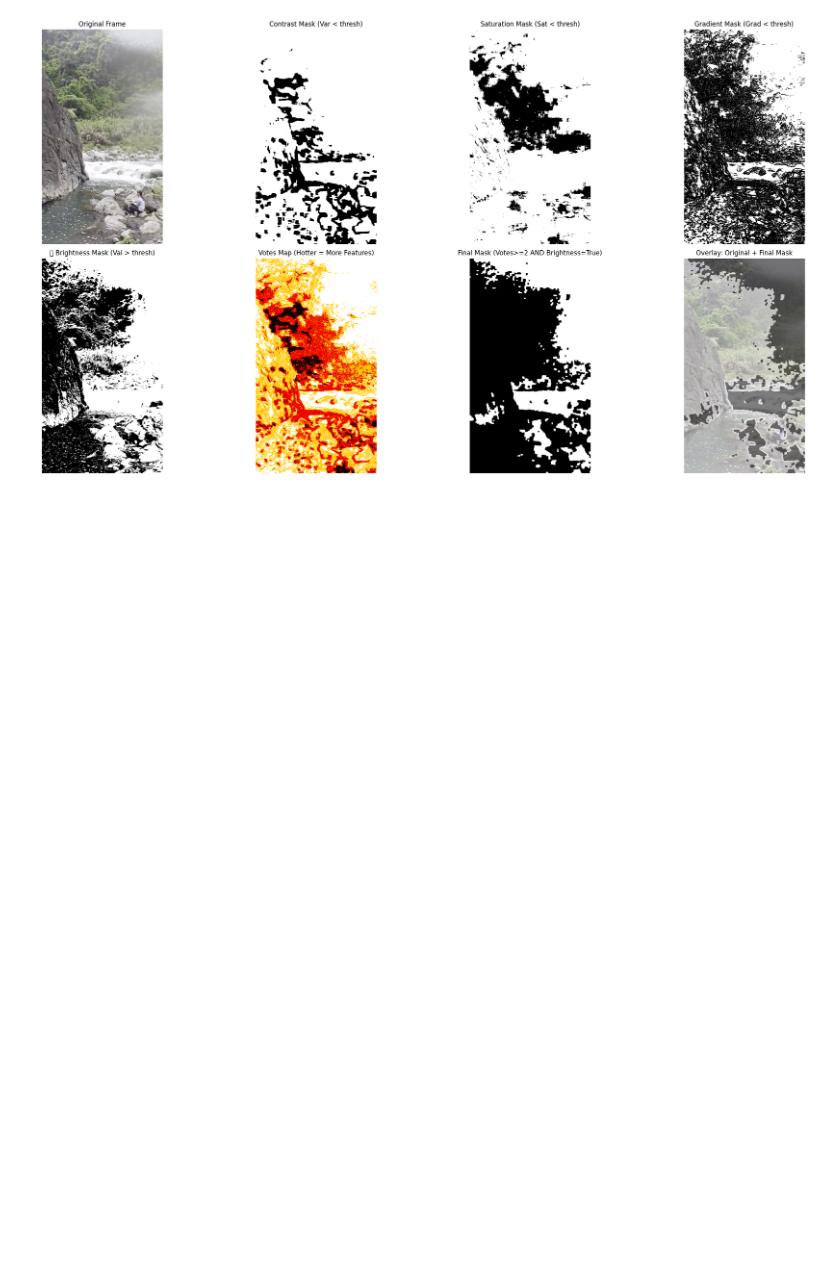
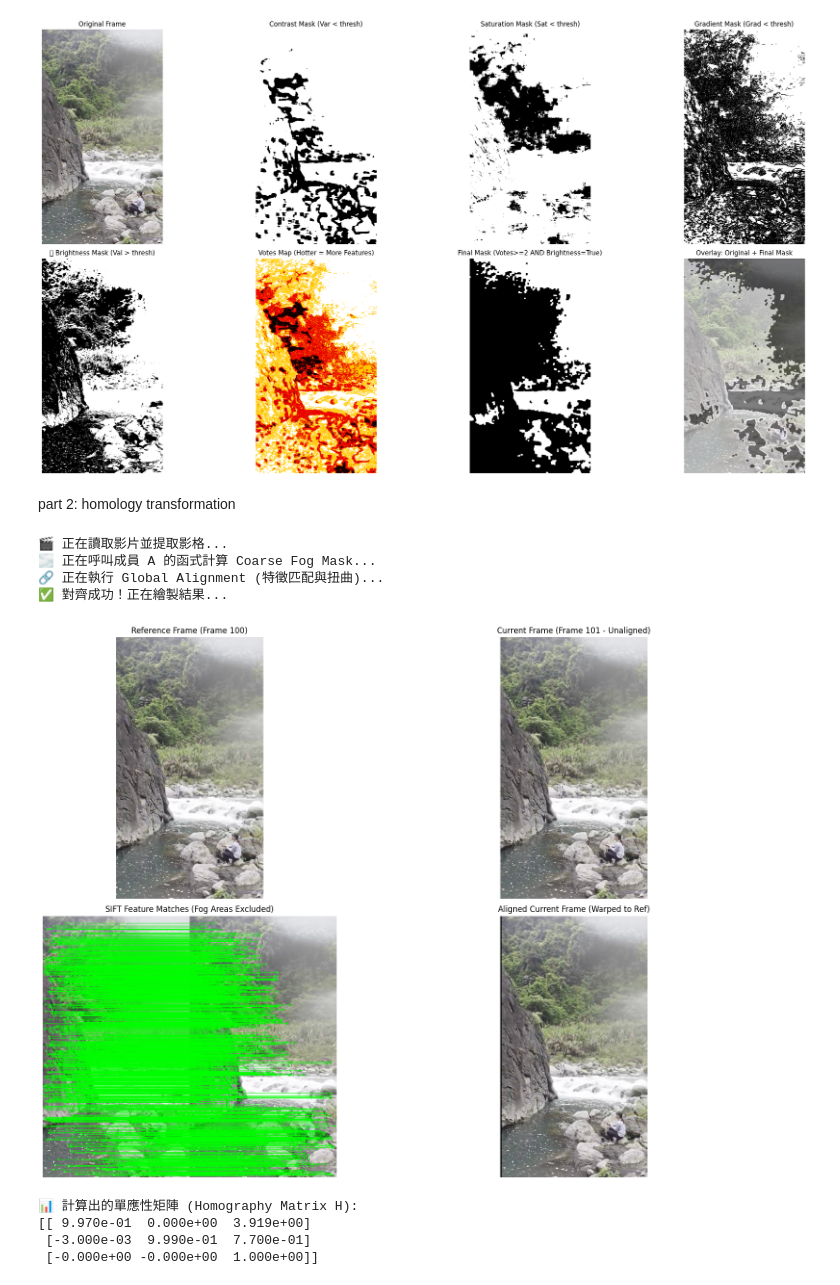
Before and after one commit to jeffreylin0909/2026-Digital-Image-Processing-Final-Project, a Jupyter notebook: naive_threshold.ipynb, the cells around one changed output. Cells and saved outputs as stored; diff of their text form; code cells hidden in the pictures; blank space fills up the shorter version.

Commit message:
test frame matching (part 2)

```diff
--- a/naive_threshold.ipynb
+++ b/naive_threshold.ipynb
@@ -149,3 +149,5 @@ plt.show()
 # %% [output]
 ✅ 成功讀取第 100 幀，影像大小: (854, 480, 3)
 [figure]
+# %% [markdown]
+part 2: homology transformation
@@ -151,0 +297,12 @@ plt.show()
+# %%
+test_alignment_on_real_video()
+# %% [output]
+🎬 正在讀取影片並提取影格...
+🌫️ 正在呼叫成員 A 的函式計算 Coarse Fog Mask...
+🔗 正在執行 Global Alignment (特徵匹配與扭曲)...
+✅ 對齊成功！正在繪製結果...
+[figure, added]
+📊 計算出的單應性矩陣 (Homography Matrix H):
+[[ 9.970e-01  0.000e+00  3.919e+00]
+ [-3.000e-03  9.990e-01  7.700e-01]
+ [-0.000e+00 -0.000e+00  1.000e+00]]
```
Also changed, not shown: parts of 5 cells of this notebook, 1 other file.
